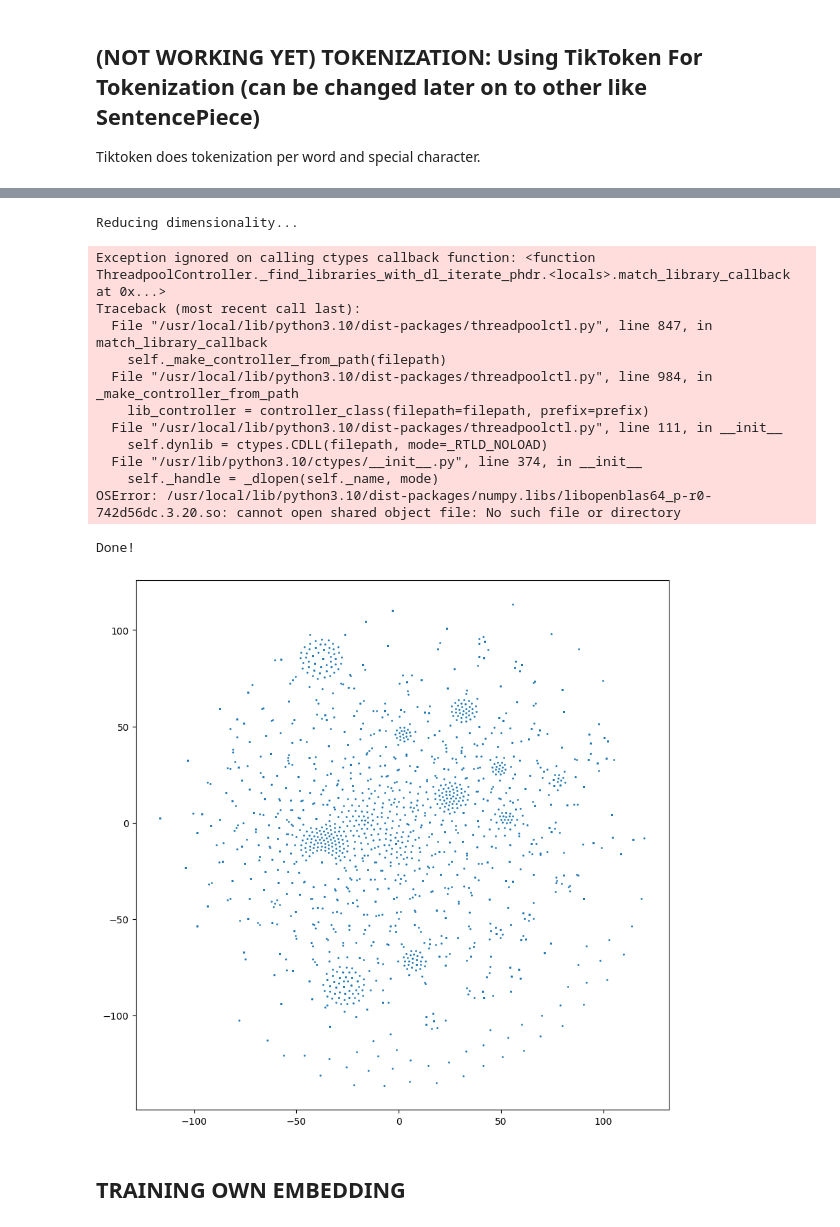
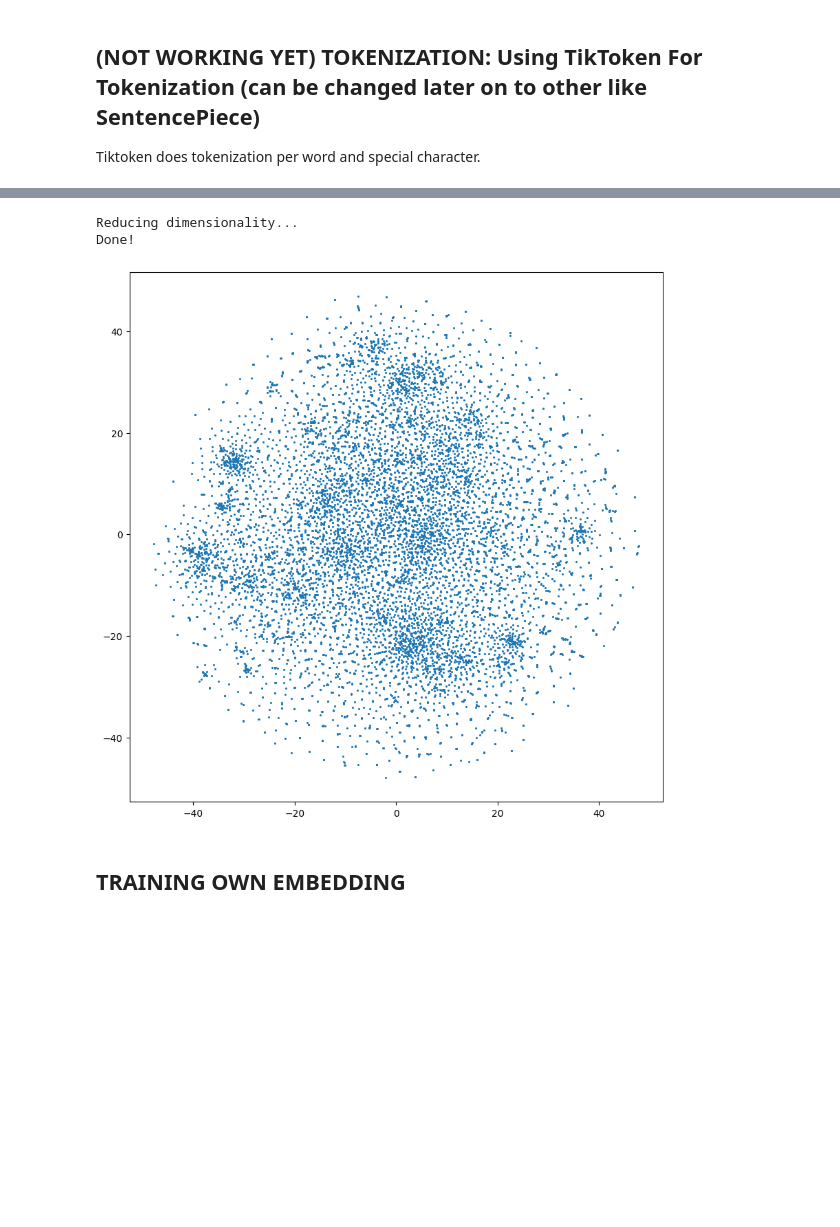
Before and after one commit to alpzc/nano_nlp, a Jupyter notebook: model_distilled_embedding.ipynb, the cells around one changed output, grey strips where cells are left out. Drawn from its saved outputs; the diff is of its cells as text; code cells hidden in the pictures; blank space fills up the shorter version.

Commit message:
updated to include embedding

```diff
--- a/model_distilled_embedding.ipynb
+++ b/model_distilled_embedding.ipynb
@@ -96,0 +82,5 @@ Drive already mounted at /content/drive; to attempt to forcibly remount, call dr
+# %%
+#!pip install datasets
+from datasets import load_dataset
+dataset = load_dataset("wikipedia", "20220301.simple")
+print(sys.getsizeof(dataset), "bytes")
@@ -107,0 +107,14 @@ sed by many more; for if you succeed in this you will have achieved no small suc
+# %%
+#seeing the different topics in the dataset
+import random
+random.seed(600)
+lower_bound = random.randint(0, len(dataset['train'])-20000)
+upper_bound = lower_bound + 20000
+
+print('SAMPLE OF WIKIPEDIA TOPICS IN DATASET:')
+for i in range(lower_bound, upper_bound, 2000):
+    print(dataset['train']['title'][i])
+
+text = "\n".join(dataset['train']['text'][lower_bound:upper_bound])
+print(text[0:1000])
+print(sys.getsizeof(text)/1000000, 'MB')
@@ -197,18 +230,21 @@ Decoded text:  sed by many more; for if you succeed in this you will have achiev
 In this case, the embedding imported transforms each word and special character into a 300-dim vector, meaning that a sentence of 8 words will be transformed into a [8, 300] tensor.
 # %%
-emb_model = KeyedVectors.load_word2vec_format('/content/drive/MyDrive/LLM TESTING/NanoGPT/embedding_models/GoogleNews-vectors-negative300.bin', binary=True)
+emb_model = KeyedVectors.load_word2vec_format('./embedding_models/GoogleNews-vectors-negative300.bin', binary=True)
 # %%
 #using the model to get embeddings of our text
+import numpy as np
+
 embeddings = []
-for word in text.split(' '):
+for word in vocabulary:
     try:
         embeddings.append(emb_model[word])
     except:
-        pass
+        # Add a random vector for words not found in the pre-trained model
+        # we can experiment with different initializations like zeros, normal distribution, glorot, He, etc.
+        embeddings.append(np.random.normal(scale=0.6, size=(300,)))
 
 embeddings = np.array(embeddings)
 print(embeddings.shape)
 
-words_vocab_size = len(list(set( text.split(' '))))
-print("Unique words (vocab size): ", words_vocab_size)
+print("Unique words (vocab size): ", len(vocabulary))
 # %% [output]
@@ -239,29 +276,20 @@ Embedding:  [ 0.0703125   0.08691406  0.08789062  0.0625      0.06933594 -0.1088
 # %%
 #using TSNE to reduce the dimensionality of the embeddings for just some words
 print('Reducing dimensionality...')
 tsne = TSNE(n_components=2)
-embeddings_2d = tsne.fit_transform(embeddings[:2500])
+embeddings_2d = tsne.fit_transform(embeddings[:10000])
 print('Done!')
 
 #plotting the embeddings using matplotlib
 plt.figure(figsize=(10, 10))
-plt.scatter(embeddings_2d[:, 0], embeddings_2d[:, 1], s=1)
+plt.scatter(embeddings_2d[:, 0], embeddings_2d[:, 1], s=1.5)
 plt.show()
+del embeddings_2d
+del tsne
 # %% [output]
 Reducing dimensionality...
+Done!
-Exception ignored on calling ctypes callback function: <function ThreadpoolController._find_libraries_with_dl_iterate_phdr.<locals>.match_library_callback at 0x...>
-Traceback (most recent call last):
-  File "/usr/local/lib/python3.10/dist-packages/threadpoolctl.py", line 847, in match_library_callback
-    self._make_controller_from_path(filepath)
-  File "/usr/local/lib/python3.10/dist-packages/threadpoolctl.py", line 984, in _make_controller_from_path
-    lib_controller = controller_class(filepath=filepath, prefix=prefix)
-  File "/usr/local/lib/python3.10/dist-packages/threadpoolctl.py", line 111, in __init__
-    self.dynlib = ctypes.CDLL(filepath, mode=_RTLD_NOLOAD)
-  File "/usr/lib/python3.10/ctypes/__init__.py", line 374, in __init__
-    self._handle = _dlopen(self._name, mode)
-OSError: /usr/local/lib/python3.10/dist-packages/numpy.libs/libopenblas64_p-r0-742d56dc.3.20.so: cannot open shared object file: No such file or directory
-Done!
-[figure, old version]
+[figure, new version]
 # %% [markdown]
 ## TRAINING OWN EMBEDDING
 # %%
```
Also changed, not shown: parts of 35 cells of this notebook, 1 other file.
